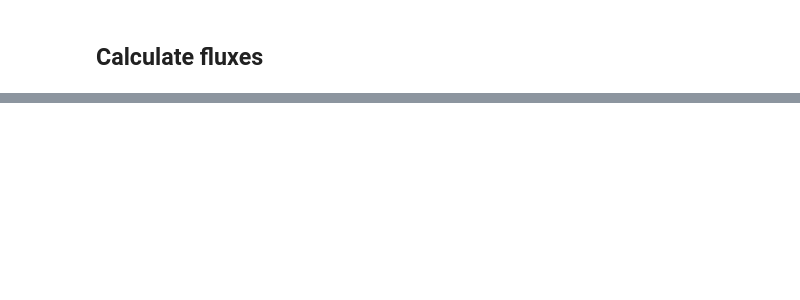
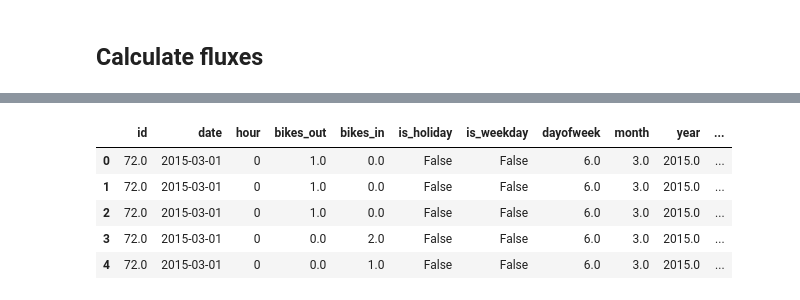
Before and after one commit to djevans071/Rebalancing-Citibike, a Jupyter notebook: Rebalancing.ipynb, the cells around one changed output, grey strips where cells are left out. Cells and saved outputs as stored; diff of their text form; code cells hidden in the pictures; blank space fills up the shorter version.

```diff
--- a/Rebalancing.ipynb
+++ b/Rebalancing.ipynb
@@ -121,2 +113,8 @@ rebal_df.shape
 # %%
 #oneday = df[(df.start_time.dt.day == 1) & (df.start_time.dt.month) == 1]
+# %%
+df['start_hour'] = df.start_time.dt.hour
+df['stop_hour'] = df.stop_time.dt.hour
+#df[['start_hour', 'stop_hour']] = df[['start_time', 'stop_time']].apply(lambda x: x.dt.hour)
+df[['start_date', 'stop_date']] = df[['start_time', 'stop_time']].apply(lambda x: x.dt.floor('d'))
+df.tail()
@@ -122,0 +167,15 @@ rebal_df.shape
+# %%
+# create fluxes from normal trips and merge
+bikes_out = create_fluxes(df, 'start_id', 'start_date','start_hour', 'bikes_out')
+bikes_in = create_fluxes(df, 'stop_id', 'stop_date','stop_hour', 'bikes_in')
+
+merged = merge_fluxes(bikes_out, bikes_in)
+# %%
+import holidays
+us_holidays = holidays.UnitedStates()
+
+merged['dayofweek'] = merged.date.dt.weekday
+merged['month'] = merged.date.dt.month
+merged['year'] = merged.date.dt.year
+merged['is_weekday'] = merged.dayofweek.isin(range(5))
+merged['is_holiday'] = merged.date.isin(holidays.UnitedStates())
@@ -122,0 +191,11 @@ rebal_df.shape
+# %%
+# merge rebal fluxes
+rebals = transform_times(rebals)
+rebals = split_off_times(rebals)
+#create fluxes from rebalanced trips
+rflux_out = create_fluxes(rebals, 'start_id', 'start_date', 'start_hour', 'rbikes_out')
+rflux_in = create_fluxes(rebals, 'stop_id', 'stop_date', 'stop_hour', 'rbikes_in')
+
+rmerged = merge_fluxes(rflux_out, rflux_in)
+rmerged['rebal_net_flux'] = rmerged.rbikes_in - rmerged.rbikes_out
+rmerged = rmerged.drop(['rbikes_in', 'rbikes_out'], axis=1)
@@ -122,0 +220,10 @@ rebal_df.shape
+# %%
+feat = merge_fluxes(merged, rmerged)
+feat.head()
+# %% [output]
+|  | id | date | hour | bikes_out | bikes_in | is_holiday | is_weekday | dayofweek | month | year | ... |
+| 0 | 72.0 | 2015-03-01 | 0 | 1.0 | 0.0 | False | False | 6.0 | 3.0 | 2015.0 | ... |
+| 1 | 72.0 | 2015-03-01 | 0 | 1.0 | 0.0 | False | False | 6.0 | 3.0 | 2015.0 | ... |
+| 2 | 72.0 | 2015-03-01 | 0 | 1.0 | 0.0 | False | False | 6.0 | 3.0 | 2015.0 | ... |
+| 3 | 72.0 | 2015-03-01 | 0 | 0.0 | 2.0 | False | False | 6.0 | 3.0 | 2015.0 | ... |
+| 4 | 72.0 | 2015-03-01 | 0 | 0.0 | 1.0 | False | False | 6.0 | 3.0 | 2015.0 | ... |
```
Also changed, not shown: parts of 40 cells of this notebook, 5 other files.
